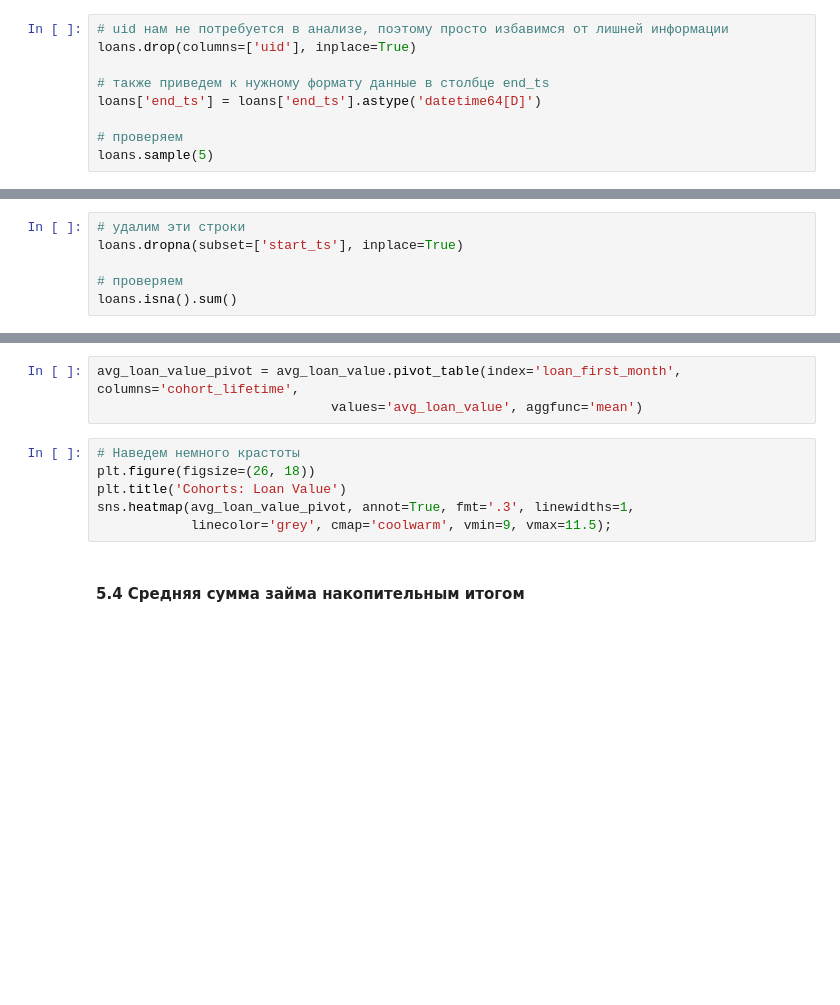
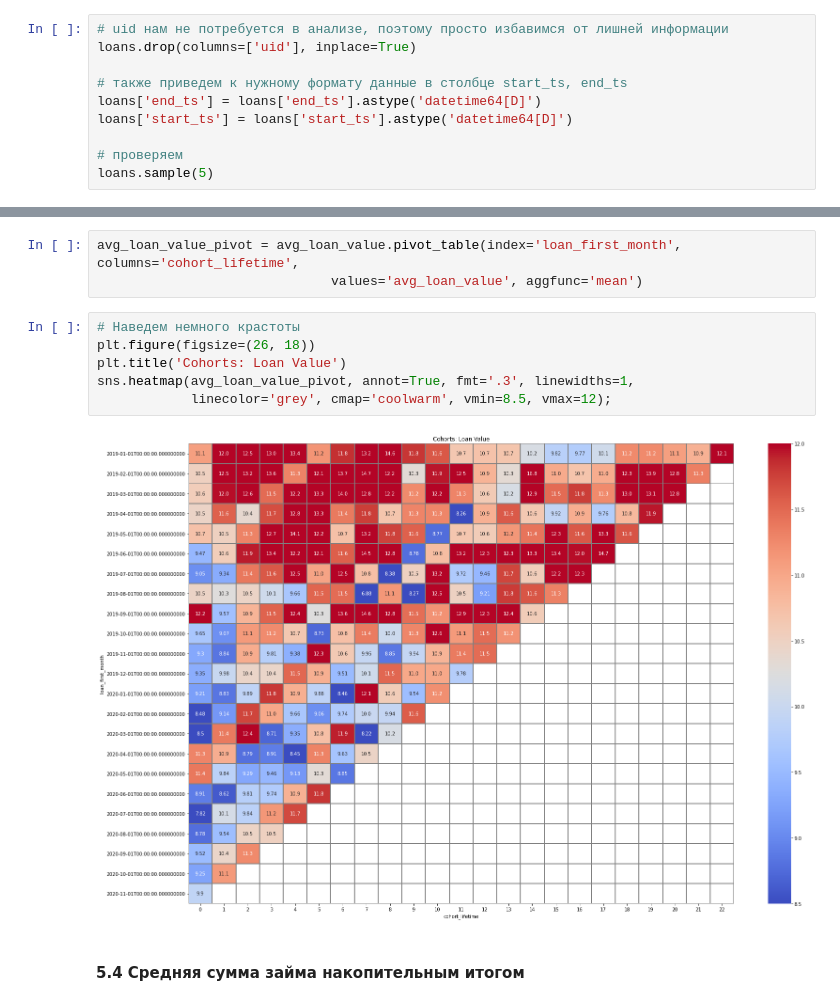
Before and after one commit to g0vn0c0d3r/da, a Jupyter notebook: KONGA/KONGA.ipynb, the cells around one changed output, grey strips where cells are left out. Cells and saved outputs as stored; diff of their text form; blank space fills up the shorter version.

```diff
--- a/KONGA/KONGA.ipynb
+++ b/KONGA/KONGA.ipynb
@@ -102,8 +135,9 @@ loans.sample(5)
 # uid нам не потребуется в анализе, поэтому просто избавимся от лишней информации
 loans.drop(columns=['uid'], inplace=True)
 
-# также приведем к нужному формату данные в столбце end_ts
+# также приведем к нужному формату данные в столбце start_ts, end_ts
 loans['end_ts'] = loans['end_ts'].astype('datetime64[D]')
+loans['start_ts'] = loans['start_ts'].astype('datetime64[D]')
 
 # проверяем
 loans.sample(5)
@@ -125,6 +170,0 @@ loans[loans['start_ts'].isna()]['status'].value_counts()
-# %%
-# удалим эти строки
-loans.dropna(subset=['start_ts'], inplace=True)
-
-# проверяем
-loans.isna().sum()
@@ -584,9 +987,11 @@ avg_loan_value_pivot = avg_loan_value.pivot_table(index='loan_first_month', colu
 # %%
 # Наведем немного крастоты
 plt.figure(figsize=(26, 18))
 plt.title('Cohorts: Loan Value')
 sns.heatmap(avg_loan_value_pivot, annot=True, fmt='.3', linewidths=1,
-            linecolor='grey', cmap='coolwarm', vmin=9, vmax=11.5);
+            linecolor='grey', cmap='coolwarm', vmin=8.5, vmax=12);
+# %% [output]
+[figure, added]
 # %% [markdown]
 #### 5.4 Средняя сумма займа накопительным итогом
 # %%
```
Also changed, not shown: parts of 71 cells of this notebook, 4 other files.
